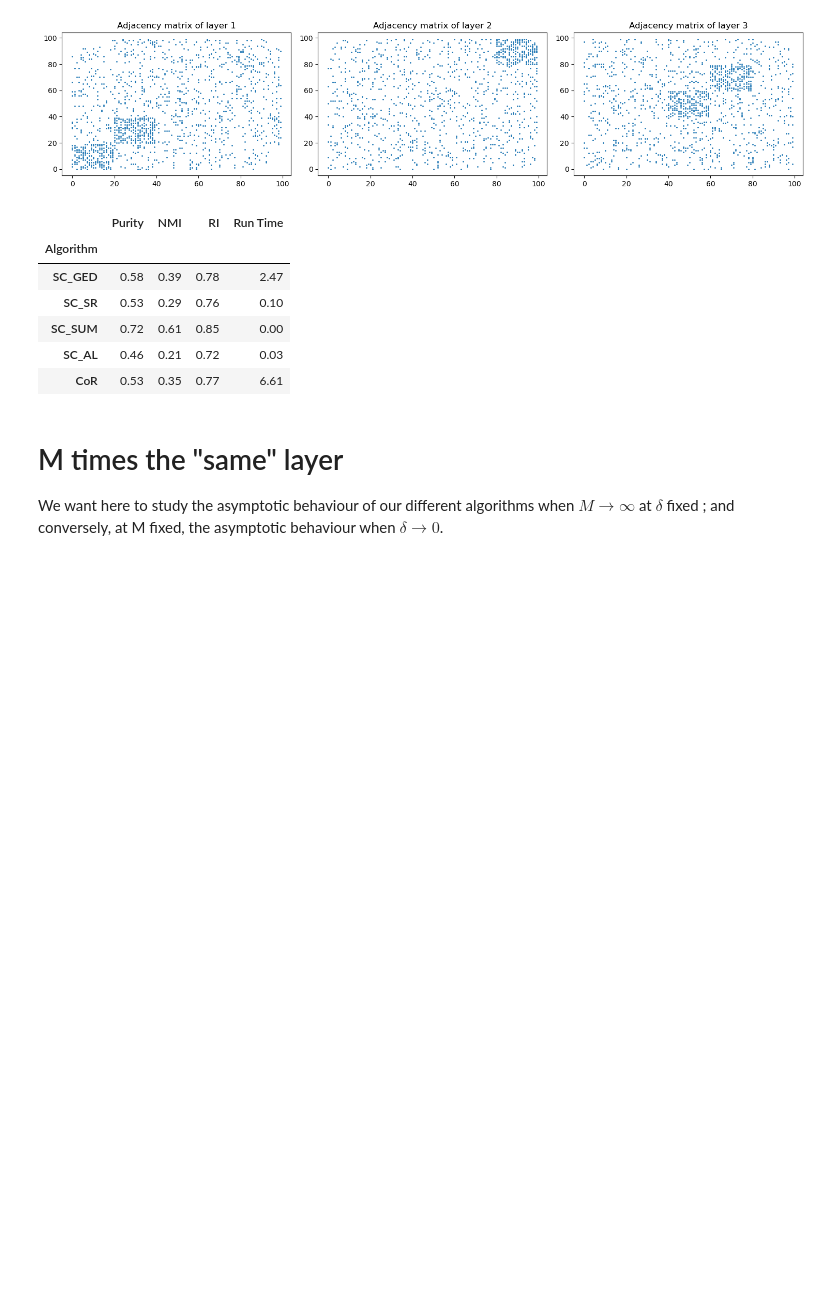
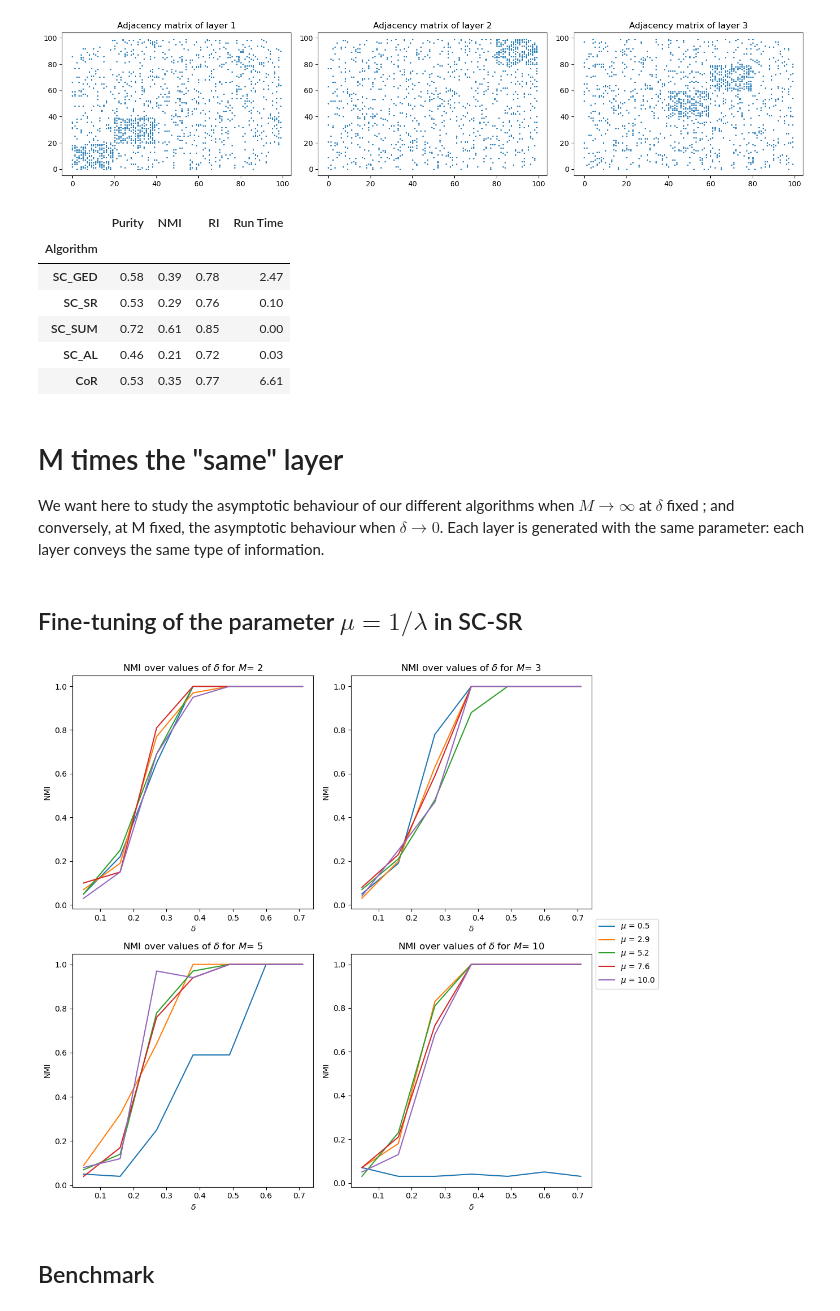
Before and after one commit to meilame-tayebjee/Multilayer-Graph-Clustering, a Jupyter notebook: Run.ipynb, the cells around one changed output. Drawn from its saved outputs; the diff is of its cells as text; code cells hidden in the pictures; blank space fills up the shorter version.

```diff
--- a/Run.ipynb
+++ b/Run.ipynb
@@ -165,7 +165,48 @@ results
 # %% [markdown]
 # M times the "same" layer
 
-We want here to study the asymptotic behaviour of our different algorithms when $M \rightarrow \infty$ at $\delta$ fixed ; and conversely, at M fixed, the asymptotic behaviour when $\delta \rightarrow 0$.
+We want here to study the asymptotic behaviour of our different algorithms when $M \rightarrow \infty$ at $\delta$ fixed ; and conversely, at M fixed, the asymptotic behaviour when $\delta \rightarrow 0$. Each layer is generated with the same parameter: each layer conveys the same type of information.
+# %% [markdown]
+## Fine-tuning of the parameter $\mu = 1/ \lambda$ in SC-SR
+# %%
+p = HIGH
+n = 100
+k = 4
+
+mus = np.linspace(0.5, 10, 5)
+deltas = np.arange(0.05, p, 0.11)
+Ms = [2, 3, 5, 10]
+
+all_res = {}
+plt.subplots(figsize = (10, 10))
+for idx, M in enumerate(Ms):
+    plt.subplot(2, 2, Ms.index(M)+1)
+    for mu in mus:
+        res = []
+        for delta in deltas:
+            prob = np.full((k,M), p)
+            prob_prime = np.full((k,k,M), p-delta)
+            clusters_size = k*[n //k]
+
+            matrix,true_clusters = graphCreation(n,M,k,clusters_size,prob,prob_prime, plot_adj = False)
+            predictions, run_time = SC_SR(matrix, k, true_clusters = true_clusters, mu = mu)
+
+            res.append(round(NMI(predictions, true_clusters), 2))
+
+        plt.plot(deltas, res, label = r'$\mu$ = {}'.format(round(mu, 1)))
+
+    plt.title(r'NMI over values of $\delta$ for $M$= {}'.format(M))
+    plt.xlabel(r'$\delta$')
+
+    plt.ylabel('NMI')
+
+plt.tight_layout()
+plt.legend(loc='center left', bbox_to_anchor=(1, 1))
+plt.show()
+# %% [output]
+[figure, added]
+# %% [markdown]
+## Benchmark
 # %%
 n = 100
 p = HIGH
```
Also changed, not shown: parts of 6 cells of this notebook.
